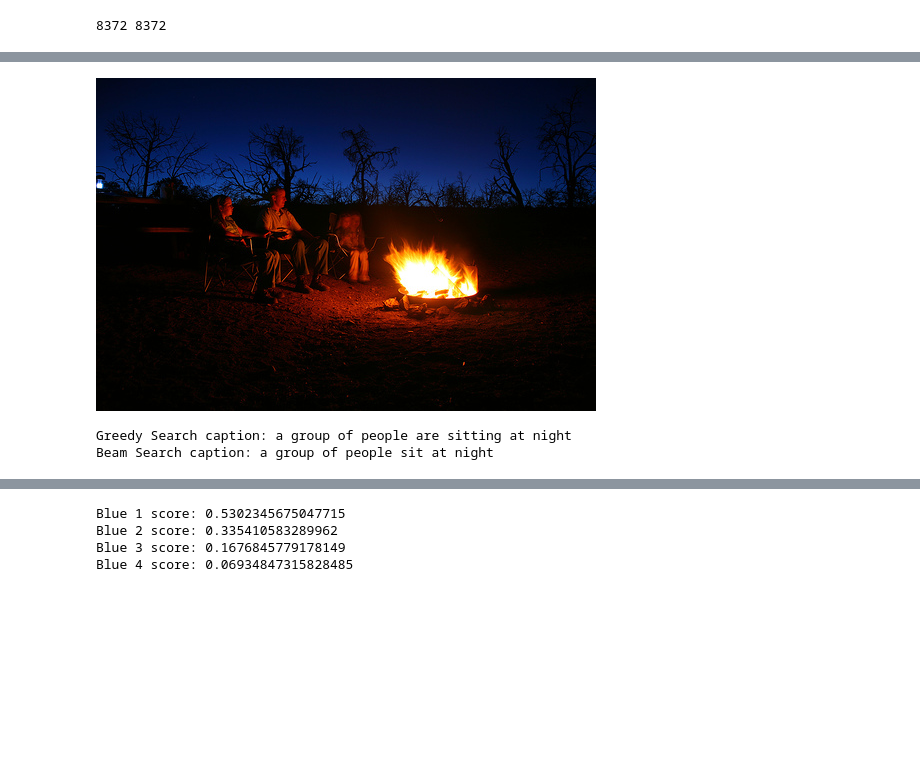
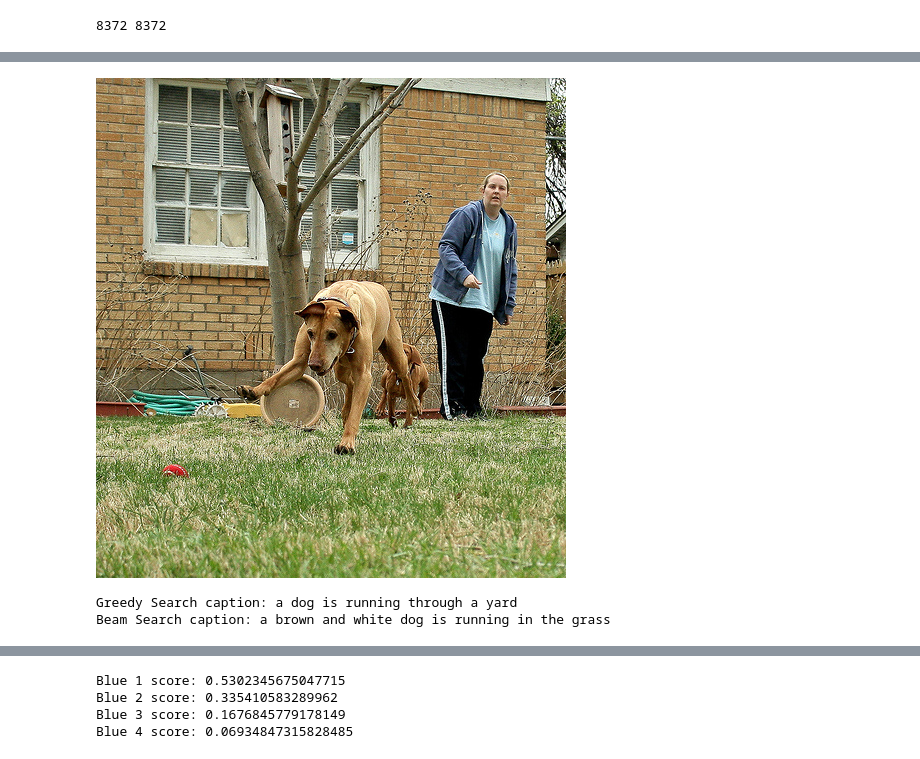
Before and after one commit to YamenHabib/ML-DL, a Jupyter notebook: Image Captioning/Attention-Beam.ipynb, the cells around one changed output, grey strips where cells are left out. Cells and saved outputs as stored; diff of their text form; code cells hidden in the pictures; blank space fills up the shorter version.

Commit message:
img beam

```diff
--- a/Image Captioning/Attention-Beam.ipynb
+++ b/Image Captioning/Attention-Beam.ipynb
@@ -534,13 +556,13 @@ def show_caption(model, img_name, encoder_outputs):
         caption = ' '.join([index_to_word[word.item()] for word in decoded_batch[0][0]][1:-1])
         print(f"Beam Search caption: {caption}")
 # %%
-img_index = 800
+img_index = 60
 _,_, img, img_name = valid_encodedDataset[img_index]
 show_caption(model, img_name, img.to(device))
 # %% [output]
-[figure, old version]
+[figure, new version]
-Greedy Search caption: a group of people are sitting at night
-Beam Search caption: a group of people sit at night
+Greedy Search caption: a dog is running through a yard
+Beam Search caption: a brown and white dog is running in the grass
 # %%
 img_index = 35
 _,_, img, img_name = valid_encodedDataset[img_index]
```
Also changed, not shown: parts of 6 cells of this notebook.
